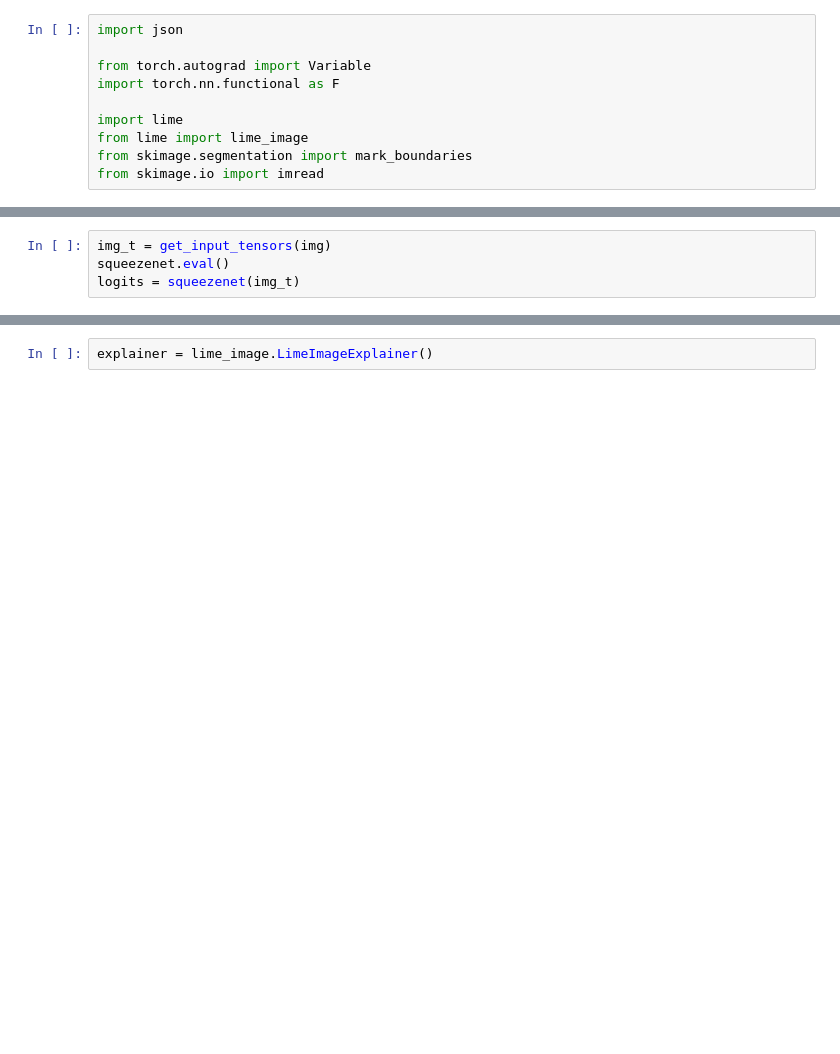
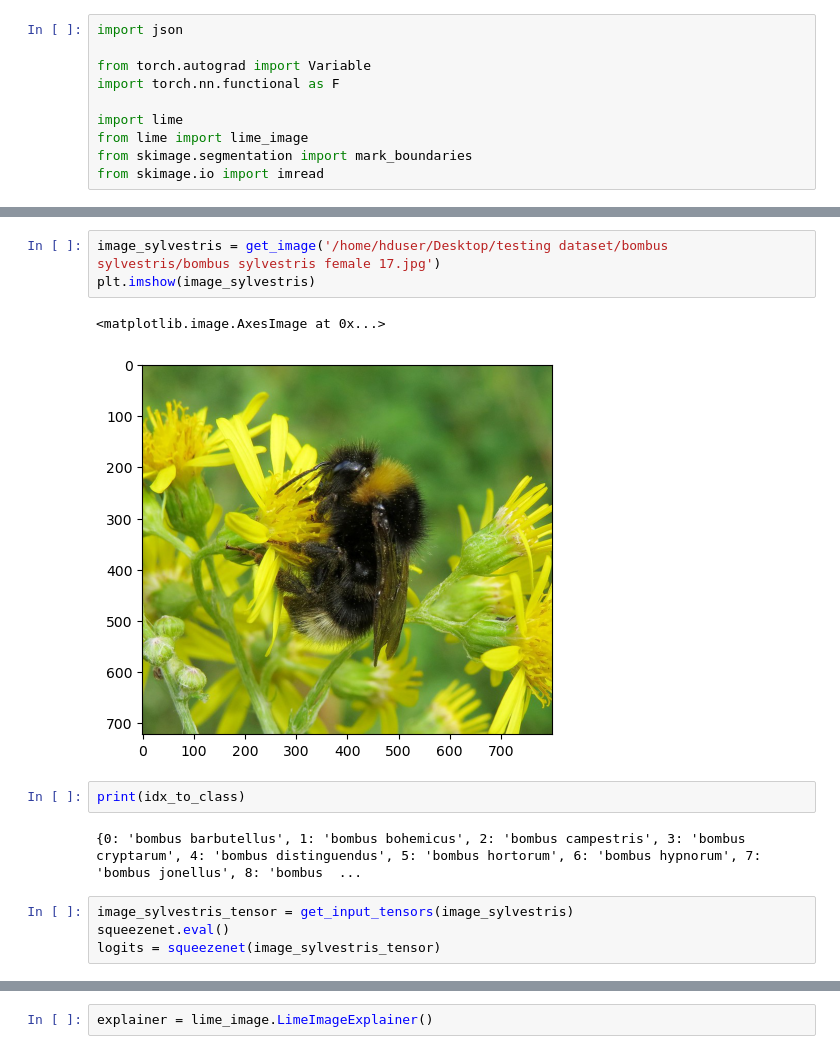
Before and after one commit to alecfei/bumblebee-classification, a Jupyter notebook: testing_augmented_pytorch.ipynb, the cells around one changed output, grey strips where cells are left out. Cells and saved outputs as stored; diff of their text form; blank space fills up the shorter version.

```diff
--- a/testing_augmented_pytorch.ipynb
+++ b/testing_augmented_pytorch.ipynb
@@ -498,7 +521,17 @@ print(idx_to_class)
+# %%
+image_sylvestris = get_image('/home/hduser/Desktop/testing dataset/bombus sylvestris/bombus sylvestris female 17.jpg')
+plt.imshow(image_sylvestris)
+# %% [output]
+<matplotlib.image.AxesImage at 0x...>
+[figure, added]
+# %%
+print(idx_to_class)
+# %% [output]
+{0: 'bombus barbutellus', 1: 'bombus bohemicus', 2: 'bombus campestris', 3: 'bombus cryptarum', 4: 'bombus distinguendus', 5: 'bombus hortorum', 6: 'bombus hypnorum', 7: 'bombus jonellus', 8: 'bombus  ...
 # %%
-img_t = get_input_tensors(img)
+image_sylvestris_tensor = get_input_tensors(image_sylvestris)
 squeezenet.eval()
-logits = squeezenet(img_t)
+logits = squeezenet(image_sylvestris_tensor)
 # %%
 print(logits)
 # %% [output]
```
Also changed, not shown: parts of 44 cells of this notebook.
